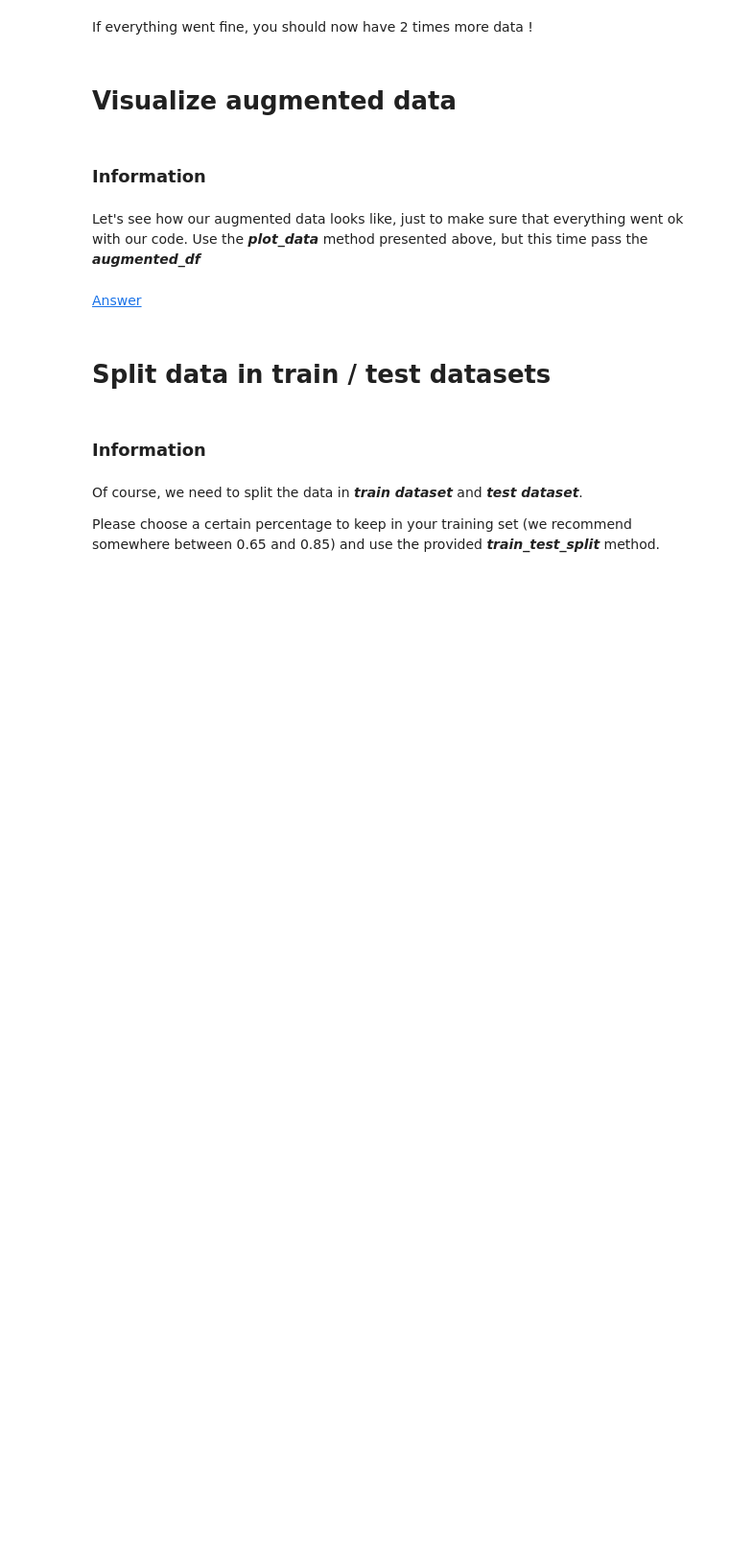
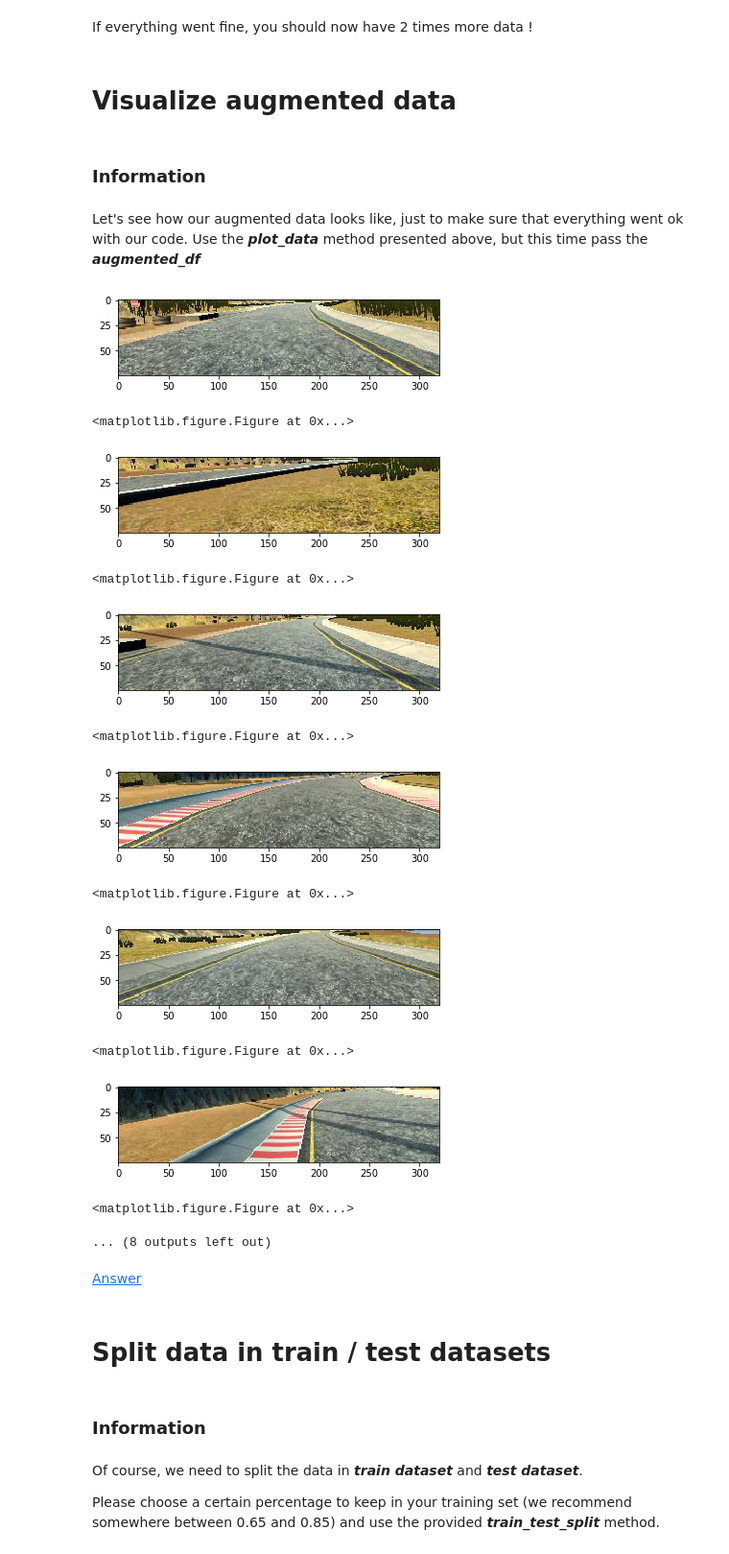
Before and after one commit to Gliganu/clujAI-self-driving-car-workshop, a Jupyter notebook: code/Self-Driving-Car.ipynb, the cells around one changed output. Shown at 96% size. Cells and saved outputs as stored; diff of their text form; code cells hidden in the pictures; blank space fills up the shorter version.

```diff
--- a/code/Self-Driving-Car.ipynb
+++ b/code/Self-Driving-Car.ipynb
@@ -417,3 +436,10 @@ df_1 = pd.concat([df_1,df_2])
+# %%
+# Your code here
+augmented_df = data_df.copy()
+augmented_df.loc[:,'img'] = augmented_df.loc[:,'img'].apply(flip_image)
+augmented_df.loc[:,'steering'] = augmented_df.loc[:,'steering'].apply(reverse_steering)
+data_df = pd.concat([data_df,augmented_df])
+data_df = shuffle(data_df,random_state = 0)
 # %% [markdown]
 [Answer](http://localhost:8887/edit/clujai_workspace/clujAI-self-driving-car-workshop/answers/augment_answer.py)
 # %% [markdown]
@@ -430,6 +458,21 @@ If everything went fine, you should now have 2 times more data !
 Let's see how our augmented data looks like, just to make sure that everything went ok with our code. Use the ***plot_data*** method presented above, but this time pass the ***augmented_df***
 # %%
 #Your code here
+plot_data(augmented_df,10)
+# %% [output]
+[figure, added]
+<matplotlib.figure.Figure at 0x...>
+[figure, added]
+<matplotlib.figure.Figure at 0x...>
+[figure, added]
+<matplotlib.figure.Figure at 0x...>
+[figure, added]
+<matplotlib.figure.Figure at 0x...>
+[figure, added]
+<matplotlib.figure.Figure at 0x...>
+[figure, added]
+<matplotlib.figure.Figure at 0x...>
+... (8 outputs left out)
 # %% [markdown]
 [Answer](http://localhost:8887/edit/clujai_workspace/clujAI-self-driving-car-workshop/answers/visualize_augmented_answer.py)
 # %% [markdown]
```
Also changed, not shown: parts of 33 cells of this notebook, 4 other files.
